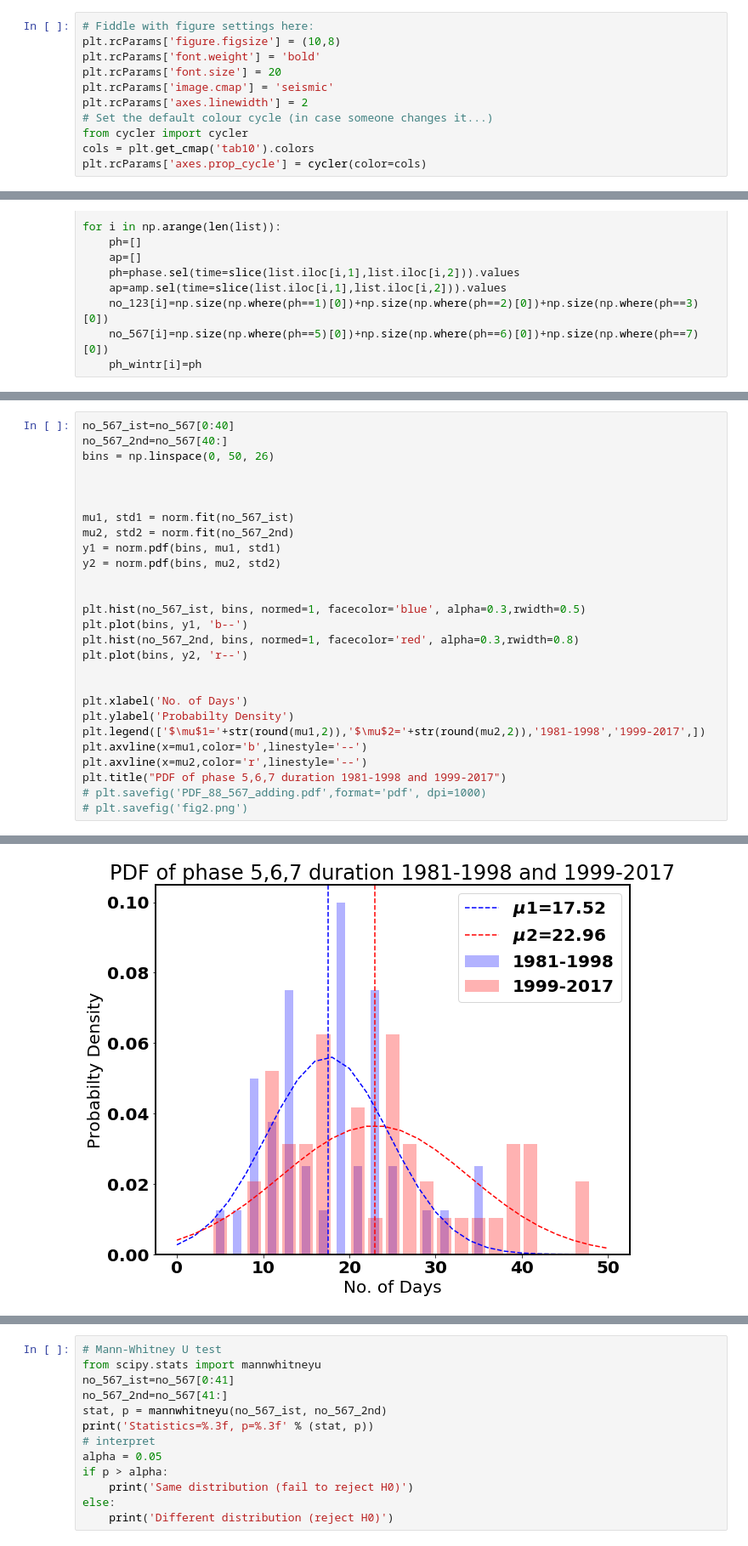
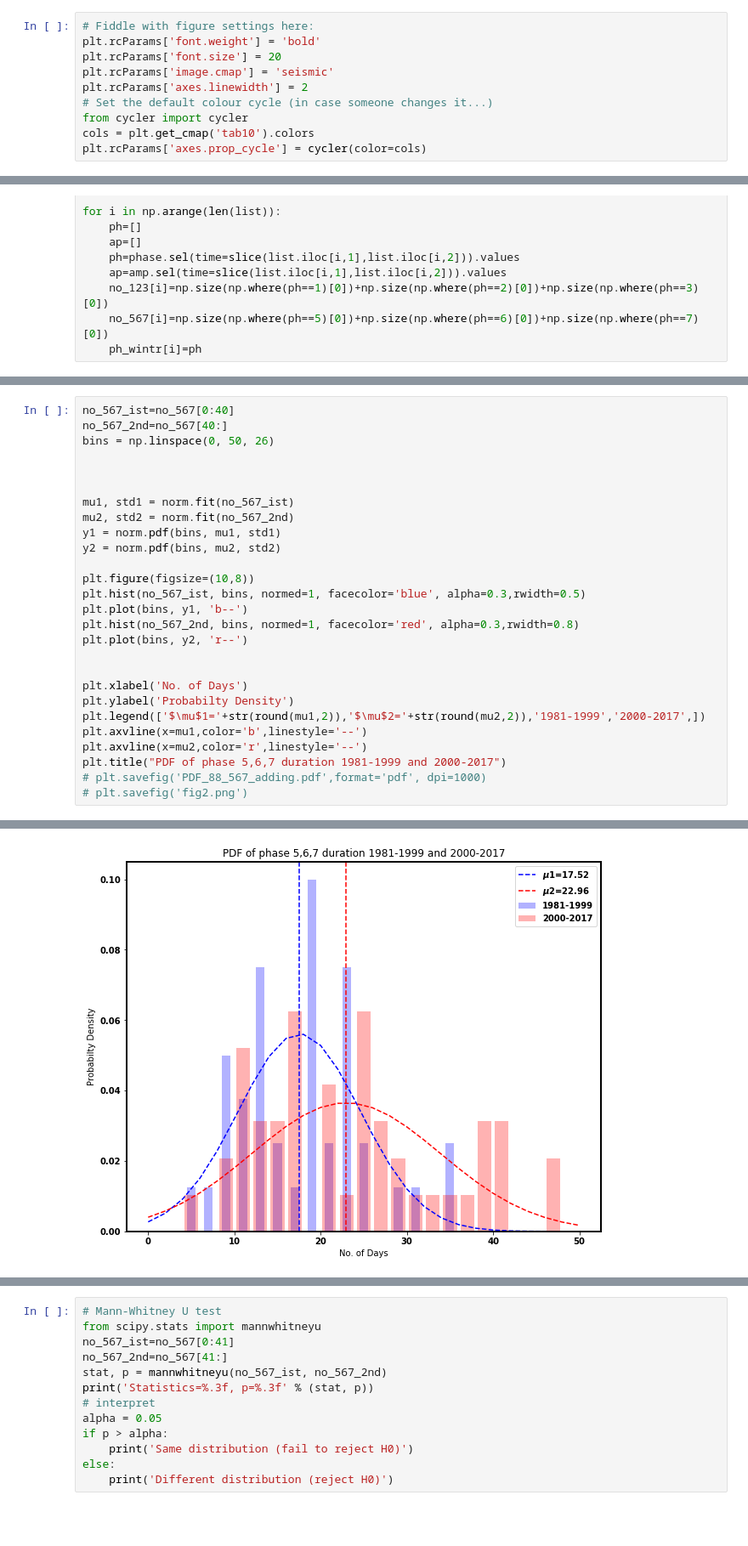
Before and after one commit to RoxyKoll/warmpool-mjo, a Jupyter notebook: MJO_123_567_pdfs_88.ipynb, the cells around one changed output, grey strips where cells are left out. Shown at 85% size. Cells and saved outputs as stored; diff of their text form; blank space fills up the shorter version.

```diff
--- a/MJO_123_567_pdfs_88.ipynb
+++ b/MJO_123_567_pdfs_88.ipynb
@@ -15,7 +17,6 @@ import xarray as xr
 %matplotlib inline
 # %%
 # Fiddle with figure settings here:
-plt.rcParams['figure.figsize'] = (10,8)
 plt.rcParams['font.weight'] = 'bold'
 plt.rcParams['font.size'] = 20
 plt.rcParams['image.cmap'] = 'seismic'
@@ -279,7 +282,7 @@ mu2, std2 = norm.fit(no_567_2nd)
 y1 = norm.pdf(bins, mu1, std1)
 y2 = norm.pdf(bins, mu2, std2)
 
-
+plt.figure(figsize=(10,8))
 plt.hist(no_567_ist, bins, normed=1, facecolor='blue', alpha=0.3,rwidth=0.5)
 plt.plot(bins, y1, 'b--')
 plt.hist(no_567_2nd, bins, normed=1, facecolor='red', alpha=0.3,rwidth=0.8)
@@ -288,10 +291,10 @@ plt.plot(bins, y2, 'r--')
 
 plt.xlabel('No. of Days')
 plt.ylabel('Probabilty Density')
-plt.legend(['$\mu$1='+str(round(mu1,2)),'$\mu$2='+str(round(mu2,2)),'1981-1998','1999-2017',])
+plt.legend(['$\mu$1='+str(round(mu1,2)),'$\mu$2='+str(round(mu2,2)),'1981-1999','2000-2017',])
 plt.axvline(x=mu1,color='b',linestyle='--')
 plt.axvline(x=mu2,color='r',linestyle='--')
-plt.title("PDF of phase 5,6,7 duration 1981-1998 and 1999-2017")
+plt.title("PDF of phase 5,6,7 duration 1981-1999 and 2000-2017")
 # plt.savefig('PDF_88_567_adding.pdf',format='pdf', dpi=1000)
 # plt.savefig('fig2.png')
 # %% [output]
@@ -303,2 +306,2 @@ Text(0.5, 1.0, 'PDF of phase 5,6,7 duration 1981-1998 and 1999-2017')
-[figure, old version]
+[figure, new version]
 # %% [markdown]
```
Also changed, not shown: parts of 28 cells of this notebook.
